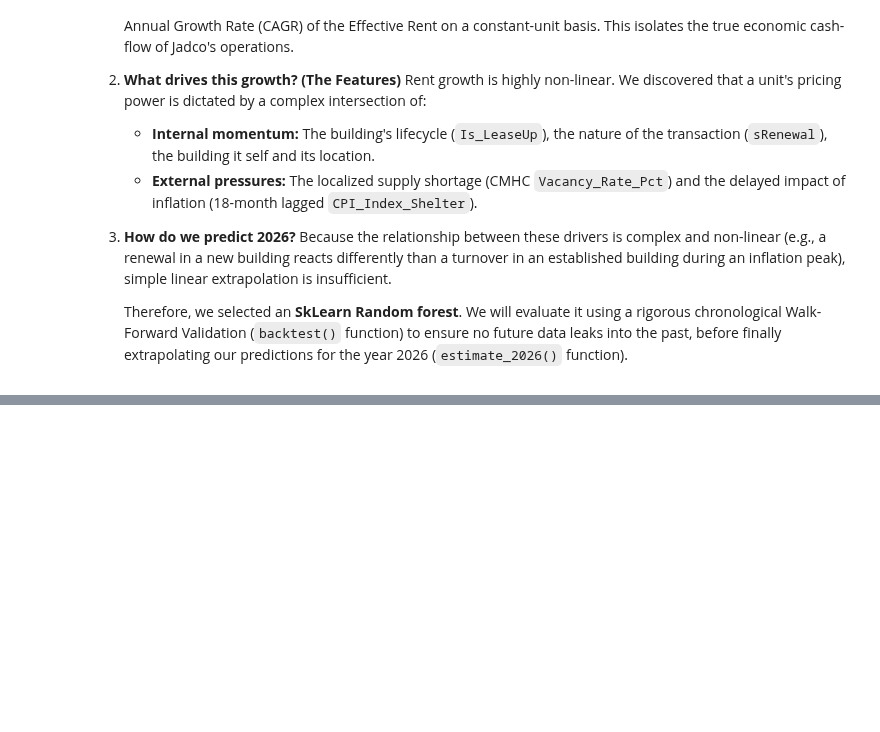
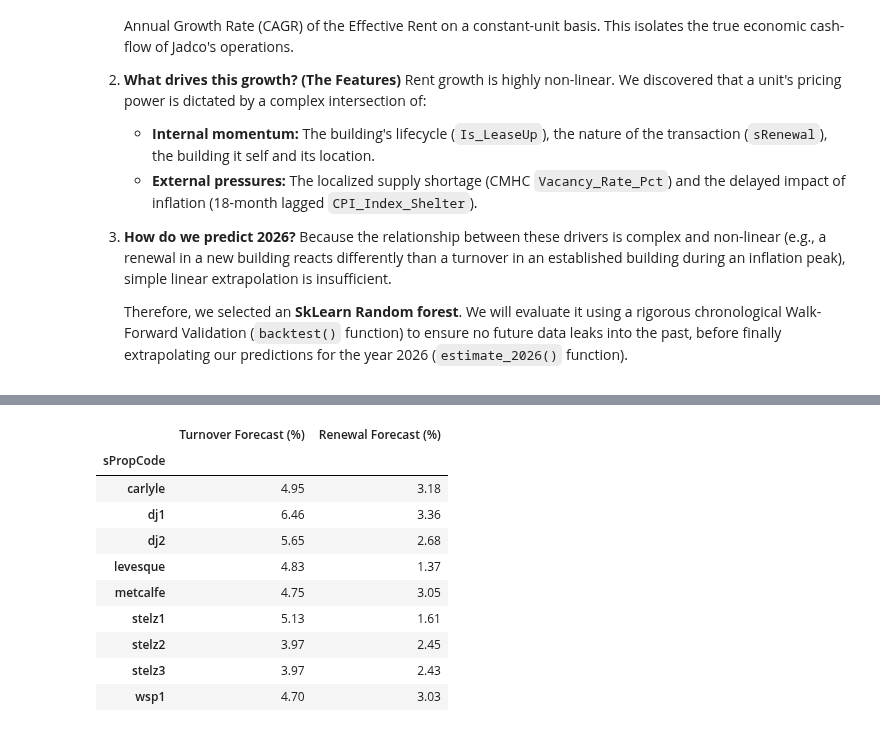
Before and after one commit to Frigonf1/codeml_jadco, a Jupyter notebook: final_submission.ipynb, the cells around one changed output, grey strips where cells are left out. Saved outputs shown, nothing was run; the diff lists cells and outputs as text; code cells hidden in the pictures; blank space fills up the shorter version.

```diff
--- a/final_submission.ipynb
+++ b/final_submission.ipynb
@@ -552,0 +811,16 @@ Before moving to the predictive phase, let us summarize our answers to the core
+# %%
+def apply_regulatory_cap(row, target_year):
+    # Turnovers are completely exempt from rent control (landlord can set open market price)
+    if row['sRenewal'] == 0:
+        return row['Predicted_Growth']
+
+    prop = str(row['sPropCode']).lower()
+
+    # 1. New Construction Exemptions (Both QC and ON)
+    exempt_buildings = ['metcalfe', 'carlyle', 'stelz3', 'wsp1']
+    if prop in exempt_buildings:
+        return row['Predicted_Growth']
+
+    # 2. Quebec Rent Control (TAL)
+    tal_cap = 4.0
+    return min(row['Predicted_Growth'], tal_cap)
@@ -552,0 +964,64 @@ Before moving to the predictive phase, let us summarize our answers to the core
+# %%
+from IPython.display import display
+from sklearn.ensemble import RandomForestRegressor
+import pandas as pd
+
+def estimate_2026(X, y, bldg_df, features):
+    print("\n--- 2026 PORTFOLIO RENT GROWTH FORECAST ---")
+    X_full = X.drop(columns=['Lease_Year'])
+    y_full = y
+
+    final_rf_2026 = RandomForestRegressor(n_estimators=100, max_depth=3, random_state=42)
+    final_rf_2026.fit(X_full, y_full)
+
+    latest_data = bldg_df.sort_values(['Lease_Year', 'LeaseMonth']).groupby(['sPropCode', 'sRenewal']).tail(1).copy()
+    latest_data['Lease_Year'] = 2026
+
+    X_2026 = latest_data[features].copy()
+    X_2026 = pd.get_dummies(X_2026, columns=['LeaseMonth'], drop_first=True)
+    X_2026 = X_2026.reindex(columns=X_full.columns, fill_value=0)
+
+    latest_data['Predicted_Growth'] = final_rf_2026.predict(X_2026)
+    latest_data['Predicted_2026_Growth_Pct'] = latest_data.apply(lambda row: apply_regulatory_cap(row, 2026), axis=1)
+
+    forecast_summary = latest_data.groupby('sRenewal')['Predicted_2026_Growth_Pct'].mean().reset_index()
+    forecast_summary['Type'] = forecast_summary['sRenewal'].map({0: 'Turnover', 1: 'Renewal'})
+
+    print("Average Portfolio Forecast:")
+    print(forecast_summary[['Type', 'Predicted_2026_Growth_Pct']].to_string(index=False))
+
+    print("\nDetailed Forecast by Building:")
+    detailed_forecast = latest_data.groupby(['sPropCode', 'sRenewal'])['Predicted_2026_Growth_Pct'].mean().unstack().round(2)
+    detailed_forecast.columns = ['Turnover Forecast (%)', 'Renewal Forecast (%)']
+    display(detailed_forecast)
+
+    print("\n--- Extrapolating Missing Buildings (e.g., stelz3) ---")
+
+    synthetic_turnover = X_2026[(latest_data['sPropCode'] == 'stelz2') & (latest_data['sRenewal'] == 0)].copy()
+    synthetic_renewal = X_2026[(latest_data['sPropCode'] == 'stelz2') & (latest_data['sRenewal'] == 1)].copy()
+
+    if not synthetic_turnover.empty and not synthetic_renewal.empty:
+        if 'Is_LeaseUp' in synthetic_turnover.columns:
+            synthetic_turnover['Is_LeaseUp'] = 1
+            synthetic_renewal['Is_LeaseUp'] = 1
+
+        stelz3_turnover_pred = final_rf_2026.predict(synthetic_turnover)[0]
+        stelz3_renewal_pred = final_rf_2026.predict(synthetic_renewal)[0]
+
+        stelz3_renewal_pred = apply_regulatory_cap({'sRenewal': 1, 'sPropCode': 'stelz3', 'Predicted_Growth': stelz3_renewal_pred}, 2026)
+
+        print(f"Extrapolated stelz3 Turnover Forecast: {stelz3_turnover_pred:.2f}%")
+        print(f"Extrapolated stelz3 Renewal Forecast:  {stelz3_renewal_pred:.2f}%")
+
+        detailed_forecast.loc['stelz3'] = [stelz3_turnover_pred, stelz3_renewal_pred]
+
+        print("\n===========================================")
+        print("      FINAL 2026 PORTFOLIO FORECAST        ")
+        print("===========================================")
+    else:
+        print("Could not find base location data for extrapolation.")
+
+    display(detailed_forecast.sort_index().round(2))
+
+estimate_2026(X, y, bldg_df, features)
+# %% [output]
@@ -552,0 +1052,11 @@ Before moving to the predictive phase, let us summarize our answers to the core
+|  | Turnover Forecast (%) | Renewal Forecast (%) |
+| sPropCode |  |  |
+| carlyle | 4.95 | 3.18 |
+| dj1 | 6.46 | 3.36 |
+| dj2 | 5.65 | 2.68 |
+| levesque | 4.83 | 1.37 |
+| metcalfe | 4.75 | 3.05 |
+| stelz1 | 5.13 | 1.61 |
+| stelz2 | 3.97 | 2.45 |
+| stelz3 | 3.97 | 2.43 |
+| wsp1 | 4.70 | 3.03 |
```
Also changed, not shown: parts of 17 cells of this notebook, 20 other files.
